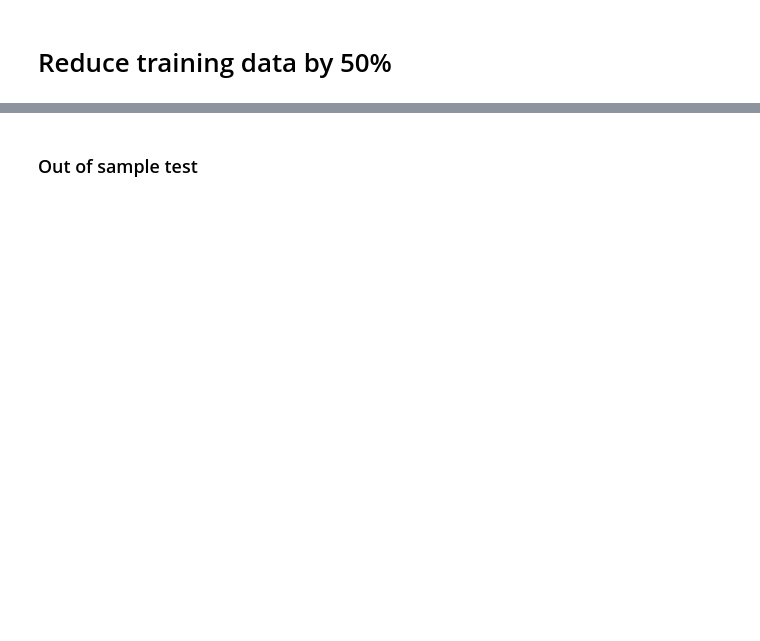
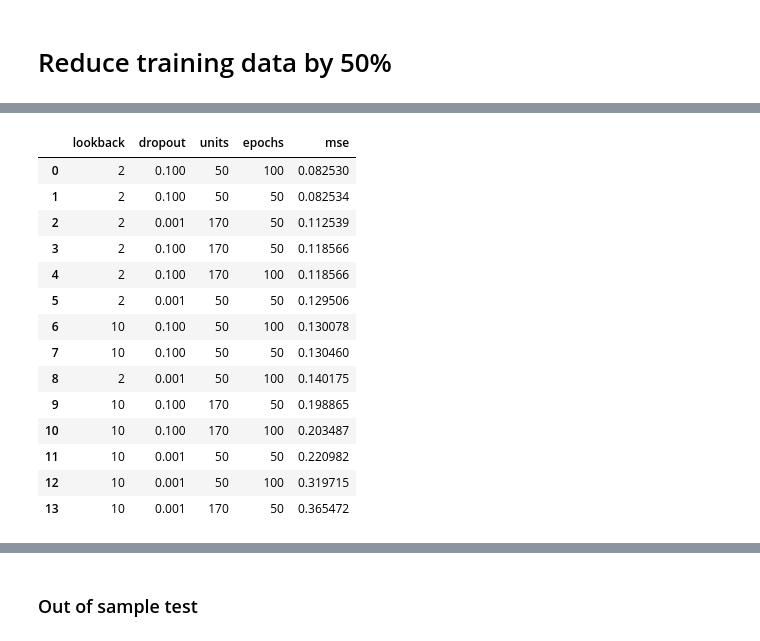
Before and after one commit to Meowth239/dse4101-project, a Jupyter notebook: lstm_src/lstm_data_reduction.ipynb, the cells around one changed output, grey strips where cells are left out. Cells and saved outputs as stored; diff of their text form; code cells hidden in the pictures; blank space fills up the shorter version.

```diff
--- a/lstm_src/lstm_data_reduction.ipynb
+++ b/lstm_src/lstm_data_reduction.ipynb
@@ -12,7 +12,7 @@ importlib.reload(my_lstm)
 from my_lstm import build_lstm_model, create_sequences, expanding_window_lstm_forecast2
 # %%
 # load df
-df = pd.read_csv('../data/final_df.csv')
+df = pd.read_csv('../data/final_data.csv')
 # %%
 # orignal real data split into 70/15/15
 train_size = int(len(df) * 0.7)
@@ -184,14 +265,19 @@ for i, (lb, dr, units, ep) in enumerate(param_combinations, 1):
     print(f"lookback={lb}, dropout={dr}, units={units}, epochs={ep}")
 
     try:
+        # clear memory from previous run
+        K.clear_session()
+        tf.keras.backend.clear_session()
+        gc.collect()
+
         val_forecasts = expanding_window_lstm_forecast2(
             df=df,
             feature_cols=['wti_ret'],
             target_col='wti_ret',
             date_col="Date",
             train_start_idx=train_start_idx3,
-            initial_train_size=train_size,      # keep original validation start
-            end_idx=val_end,                    # keep original validation end
+            initial_train_size=train_size,
+            end_idx=val_end,
             lookback=lb,
             units=units,
             dropout=dr,
@@ -213,7 +299,7 @@ for i, (lb, dr, units, ep) in enumerate(param_combinations, 1):
 
         print(f"Validation MSE: {mse:.6f}")
 
-        results_grid.append({
+        results_grid3.append({
             "lookback": lb,
             "dropout": dr,
             "units": units,
@@ -221,8 +307,13 @@ for i, (lb, dr, units, ep) in enumerate(param_combinations, 1):
             "mse": mse
         })
 
+
+        del val_forecasts
+        gc.collect()
+
     except Exception as e:
         print(f"Error: {e}")
+        gc.collect()
         continue
 
 results_grid3 = pd.DataFrame(results_grid3).sort_values("mse").reset_index(drop=True)
@@ -229,3 +356,21 @@ results_grid3 = pd.DataFrame(results_grid3).sort_values("mse").reset_index(drop=
+# %%
+results_grid3
+# %% [output]
+|  | lookback | dropout | units | epochs | mse |
+| 0 | 2 | 0.100 | 50 | 100 | 0.082530 |
+| 1 | 2 | 0.100 | 50 | 50 | 0.082534 |
+| 2 | 2 | 0.001 | 170 | 50 | 0.112539 |
+| 3 | 2 | 0.100 | 170 | 50 | 0.118566 |
+| 4 | 2 | 0.100 | 170 | 100 | 0.118566 |
+| 5 | 2 | 0.001 | 50 | 50 | 0.129506 |
+| 6 | 10 | 0.100 | 50 | 100 | 0.130078 |
+| 7 | 10 | 0.100 | 50 | 50 | 0.130460 |
+| 8 | 2 | 0.001 | 50 | 100 | 0.140175 |
+| 9 | 10 | 0.100 | 170 | 50 | 0.198865 |
+| 10 | 10 | 0.100 | 170 | 100 | 0.203487 |
+| 11 | 10 | 0.001 | 50 | 50 | 0.220982 |
+| 12 | 10 | 0.001 | 50 | 100 | 0.319715 |
+| 13 | 10 | 0.001 | 170 | 50 | 0.365472 |
 # %%
 results_df3 = pd.DataFrame(results_grid3)
 results_df3 = results_df3.sort_values("mse")
```
Also changed, not shown: parts of 14 cells of this notebook, 3 other files.
